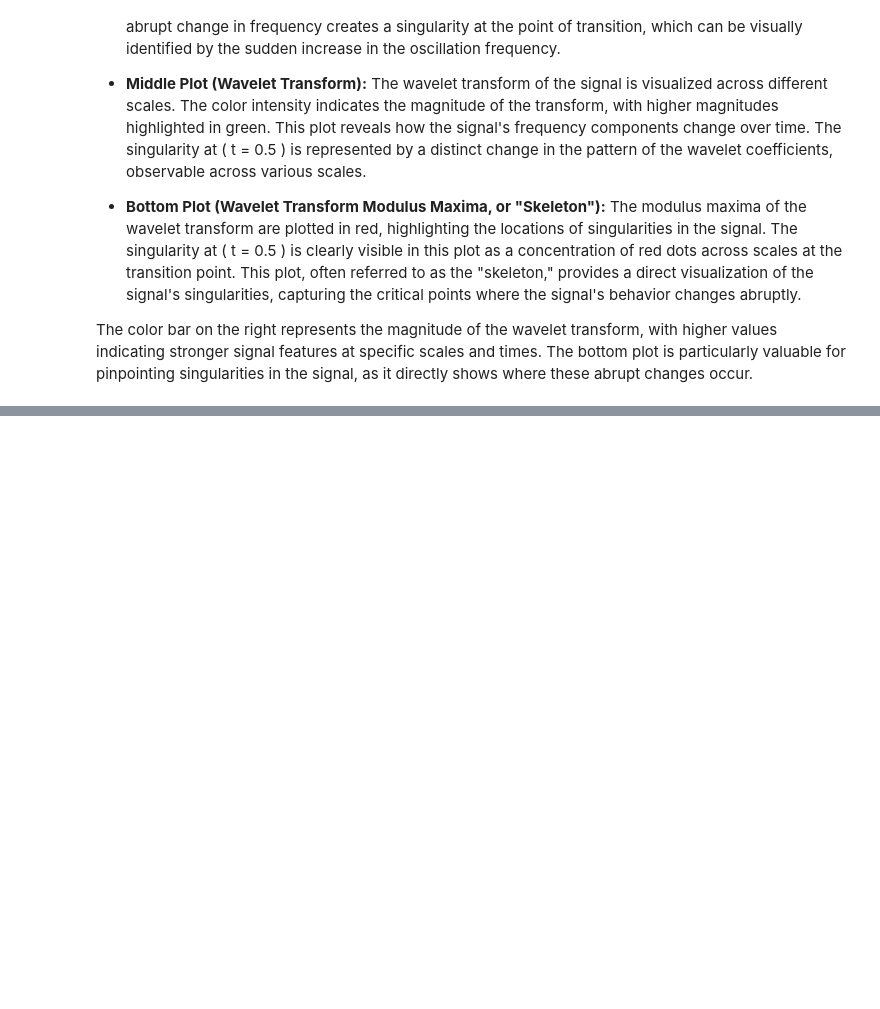
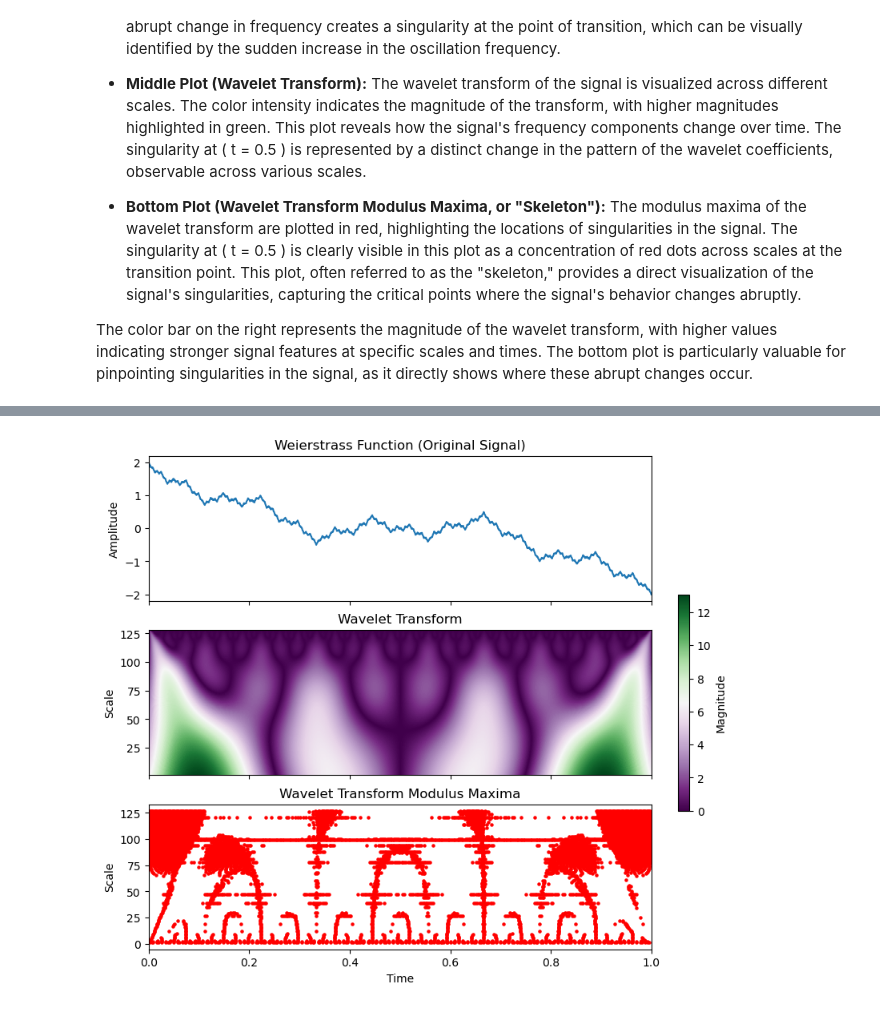
Before and after one commit to galenwilkerson/wavelet-transform-modulus-maxima-WTMM-tutorial, a Jupyter notebook: Wavelet Transform Modulus Maxima (WTMM) Tutorial.ipynb, the cells around one changed output, grey strips where cells are left out. Saved outputs shown, nothing was run; the diff lists cells and outputs as text; code cells hidden in the pictures; blank space fills up the shorter version.

```diff
--- a/Wavelet Transform Modulus Maxima (WTMM) Tutorial.ipynb
+++ b/Wavelet Transform Modulus Maxima (WTMM) Tutorial.ipynb
@@ -208,0 +215,93 @@ The color bar on the right represents the magnitude of the wavelet transform, wi
+# %%
+import numpy as np
+import matplotlib.pyplot as plt
+import pywt  # PyWavelets library for wavelet transforms
+
+def wavelet_transform(signal, wavelet='mexh', scales=np.arange(1, 128)):
+    '''
+    Perform the continuous wavelet transform (CWT) on the input signal.
+
+    Parameters:
+    signal (array-like): Input signal to analyze
+    wavelet (str): The mother wavelet to use ('mexh' is the Mexican hat wavelet)
+    scales (array-like): Array of scales to use for the CWT
+
+    Returns:
+    coeffs (2D array): The wavelet transform coefficients
+    '''
+    coeffs, _ = pywt.cwt(signal, scales, wavelet)
+    return coeffs
+
+def find_modulus_maxima(coeffs):
+    '''
+    Identify the modulus maxima of the wavelet transform coefficients.
+
+    Parameters:
+    coeffs (2D array): The wavelet transform coefficients
+
+    Returns:
+    maxima (list of tuples): List of tuples indicating the scale and position of maxima
+    '''
+    maxima = []
+    for scale_index, scale_coeffs in enumerate(coeffs):
+        for i in range(1, len(scale_coeffs) - 1):
+            if scale_coeffs[i - 1] < scale_coeffs[i] > scale_coeffs[i + 1]:
+                maxima.append((scale_index, i))
+    return maxima
+
+def weierstrass_function(t, a=0.5, b=3, n_terms=100):
+    '''
+    Generate a Weierstrass function, which is a continuous, nowhere-differentiable function.
+
+    Parameters:
+    t (array-like): Time array.
+    a (float): Scale factor, where 0 < a < 1.
+    b (float): Frequency factor, where b is a positive integer.
+    n_terms (int): Number of terms in the series.
+
+    Returns:
+    signal (array-like): The Weierstrass function evaluated at each point in t.
+    '''
+    signal = np.zeros_like(t)
+    for n in range(n_terms):
+        signal += a**n * np.cos(b**n * np.pi * t)
+    return signal
+
+# Generate the Weierstrass function
+t = np.linspace(0, 1, 1024)
+signal = weierstrass_function(t)
+
+# Perform the wavelet transform
+coeffs = wavelet_transform(signal)
+
+# Find modulus maxima
+maxima = find_modulus_maxima(coeffs)
+
+# Plot everything
+fig, ax = plt.subplots(3, 1, figsize=(10, 8), sharex=True)
+
+# Plot the original signal in the first subplot
+ax[0].plot(t, signal)
+ax[0].set_title('Weierstrass Function (Original Signal)')
+ax[0].set_ylabel('Amplitude')
+
+# Plot the wavelet transform using imshow in the second subplot
+cax = ax[1].imshow(np.abs(coeffs), extent=[0, 1, 1, 128], cmap='PRGn', aspect='auto')
+ax[1].set_title('Wavelet Transform')
+ax[1].set_ylabel('Scale')
+
+# Plot the modulus maxima using scatter in the third subplot
+ax[2].scatter([m[1] / len(signal) for m in maxima], [m[0] + 1 for m in maxima], color='red', s=5)
+ax[2].set_title('Wavelet Transform Modulus Maxima')
+ax[2].set_xlabel('Time')
+ax[2].set_ylabel('Scale')
+
+# Adjust layout to shrink the whole figure and make space for the color bar on the right
+plt.subplots_adjust(right=0.8)
+
+# Add the color bar externally on the right
+fig.colorbar(cax, ax=ax.ravel().tolist(), label='Magnitude', orientation='vertical', fraction=0.02, pad=0.05)
+
+plt.show()
+# %% [output]
+[figure, added]
```
Also changed, not shown: parts of 2 cells of this notebook.
